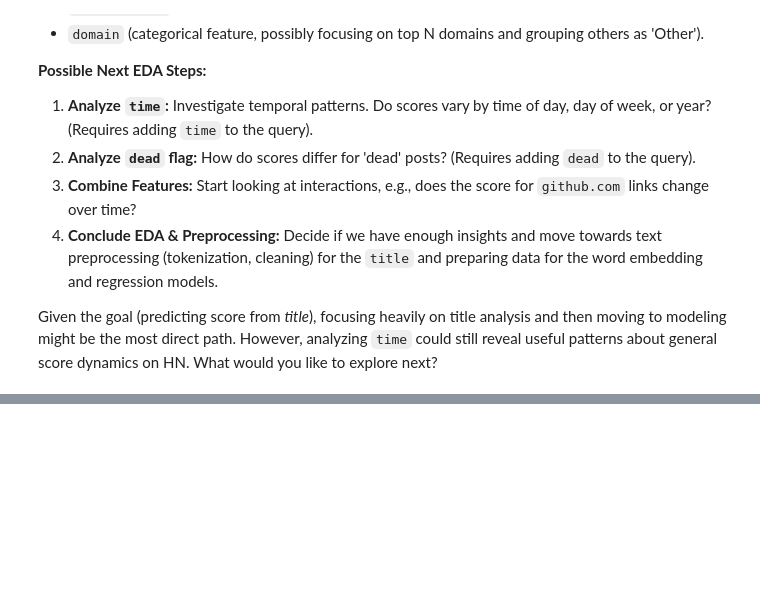
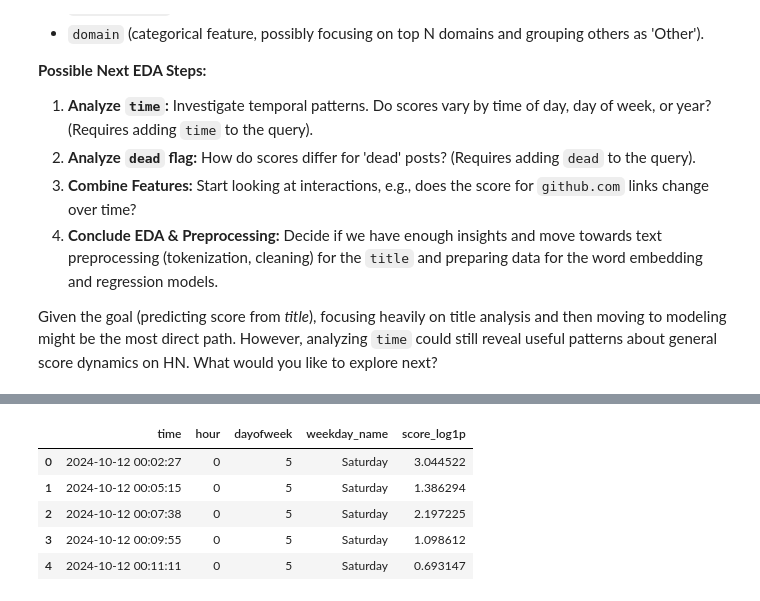
Before and after one commit to ocmoney/Dropout_Disco, a Jupyter notebook: notebooks/eda.ipynb, the cells around one changed output, grey strips where cells are left out. Saved outputs shown, nothing was run; the diff lists cells and outputs as text; code cells hidden in the pictures; blank space fills up the shorter version.

```diff
--- a/notebooks/eda.ipynb
+++ b/notebooks/eda.ipynb
@@ -1857,0 +2018,81 @@ Given the goal (predicting score from *title*), focusing heavily on title analys
+# %%
+import pandas as pd
+import numpy as np
+import matplotlib.pyplot as plt
+import seaborn as sns
+from IPython.display import display
+
+# Ensure df_stories_timed exists from the previous loading step
+if 'df_stories_timed' in locals() and not df_stories_timed.empty:
+
+    print(f"Starting cleaning with {len(df_stories_timed):,} time-filtered stories.")
+
+    # --- Create Cleaned DataFrame ---
+    # 1. Drop rows missing essential title or score
+    df_stories_timed_cleaned = df_stories_timed.dropna(subset=['title', 'score']).copy()
+    print(f"  Rows after dropping missing title/score: {len(df_stories_timed_cleaned):,}")
+
+    # 2. Handle potential invalid descendants (though less likely in recent data, check min)
+    if 'descendants' in df_stories_timed_cleaned.columns:
+        # Check min value *after* dropping NaNs that might have coincided with score NaNs
+        min_desc = df_stories_timed_cleaned['descendants'].min()
+        print(f"  Min descendants value found: {min_desc}")
+        if min_desc < 0:
+            rows_before_neg_desc = len(df_stories_timed_cleaned)
+            df_stories_timed_cleaned = df_stories_timed_cleaned[df_stories_timed_cleaned['descendants'] >= 0].copy()
+            print(f"  Removed {rows_before_neg_desc - len(df_stories_timed_cleaned):,} rows with descendants < 0.")
+        else:
+            print("  No negative descendants found.")
+            # Ensure descendants is integer if no negatives and no NaNs remain in this column for this subset
+            # Though keeping as float is fine too.
+            # df_stories_timed_cleaned['descendants'] = df_stories_timed_cleaned['descendants'].astype(int)
+
+    # 3. Handle 'dead' column: Assume NULL means False (not dead)
+    if 'dead' in df_stories_timed_cleaned.columns:
+        df_stories_timed_cleaned['is_dead'] = df_stories_timed_cleaned['dead'].fillna(False).astype(bool)
+        # Optional: Drop the original 'dead' column if desired
+        # df_stories_timed_cleaned = df_stories_timed_cleaned.drop(columns=['dead'])
+        print(f"  Processed 'dead' column into 'is_dead'. Count True: {df_stories_timed_cleaned['is_dead'].sum()}")
+    else:
+        print("  'dead' column not found.")
+
+
+    print(f"\nWorking with {len(df_stories_timed_cleaned):,} fully cleaned stories for time analysis.")
+
+    # --- Feature Engineering: Time Components ---
+    if not df_stories_timed_cleaned.empty:
+        print("\n--- Extracting Time Features ---")
+        # Ensure 'time' column is datetime type (should be from pd.read_sql)
+        df_stories_timed_cleaned['time'] = pd.to_datetime(df_stories_timed_cleaned['time'])
+
+        # Extract features - Make sure the timestamp has timezone info if needed for consistency
+        # If time is timezone-aware (e.g., UTC), extract based on that.
+        # If not, it extracts based on naive time - assumes local system or consistent naive time.
+        if df_stories_timed_cleaned['time'].dt.tz is not None:
+            print(f"  Time column has timezone: {df_stories_timed_cleaned['time'].dt.tz}. Extracting based on timezone.")
+            df_stories_timed_cleaned['hour'] = df_stories_timed_cleaned['time'].dt.hour
+            df_stories_timed_cleaned['dayofweek'] = df_stories_timed_cleaned['time'].dt.dayofweek # Monday=0, Sunday=6
+            df_stories_timed_cleaned['weekday_name'] = df_stories_timed_cleaned['time'].dt.day_name()
+        else:
+            # Handle timezone-naive datetime
+            print("  Time column is timezone-naive. Extracting naive time features.")
+            df_stories_timed_cleaned['hour'] = df_stories_timed_cleaned['time'].dt.hour
+            df_stories_timed_cleaned['dayofweek'] = df_stories_timed_cleaned['time'].dt.dayofweek
+            df_stories_timed_cleaned['weekday_name'] = df_stories_timed_cleaned['time'].dt.day_name()
+            # Consider converting to UTC if consistency is needed:
+            # df_stories_timed_cleaned['time_utc'] = df_stories_timed_cleaned['time'].dt.tz_localize('UTC') # Or appropriate original timezone
+
+        # Calculate log score
+        if 'score_log1p' not in df_stories_timed_cleaned.columns:
+             df_stories_timed_cleaned['score_log1p'] = np.log1p(df_stories_timed_cleaned['score'])
+
+        print("Time features extracted: 'hour', 'dayofweek', 'weekday_name'.")
+        print("\n--- Sample of Data with Time Features ---")
+        display(df_stories_timed_cleaned[['time', 'hour', 'dayofweek', 'weekday_name', 'score_log1p']].head())
+
+    else:
+        print("DataFrame empty after cleaning, cannot extract time features.")
+
+else:
+    print("Error: df_stories_timed DataFrame not found or is empty. Cannot perform cleaning.")
+# %% [output]
@@ -1857,0 +2112,6 @@ Given the goal (predicting score from *title*), focusing heavily on title analys
+|  | time | hour | dayofweek | weekday_name | score_log1p |
+| 0 | 2024-10-12 00:02:27 | 0 | 5 | Saturday | 3.044522 |
+| 1 | 2024-10-12 00:05:15 | 0 | 5 | Saturday | 1.386294 |
+| 2 | 2024-10-12 00:07:38 | 0 | 5 | Saturday | 2.197225 |
+| 3 | 2024-10-12 00:09:55 | 0 | 5 | Saturday | 1.098612 |
+| 4 | 2024-10-12 00:11:11 | 0 | 5 | Saturday | 0.693147 |
```
Also changed, not shown: parts of 27 cells of this notebook.
